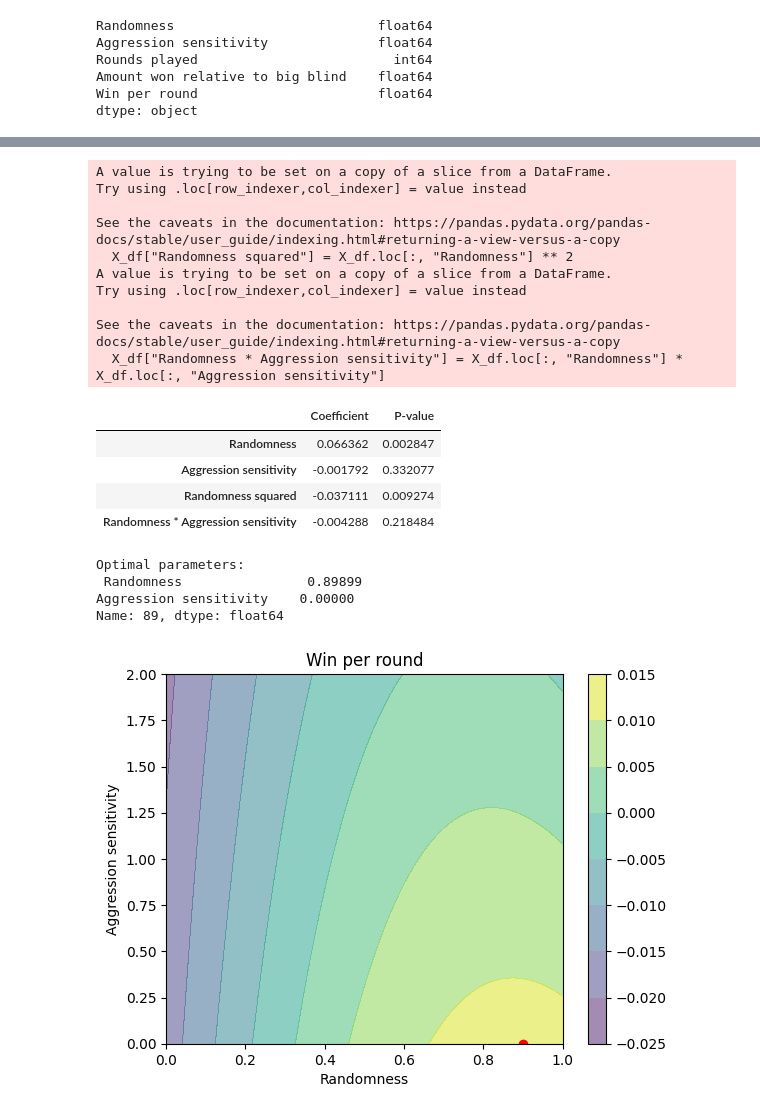
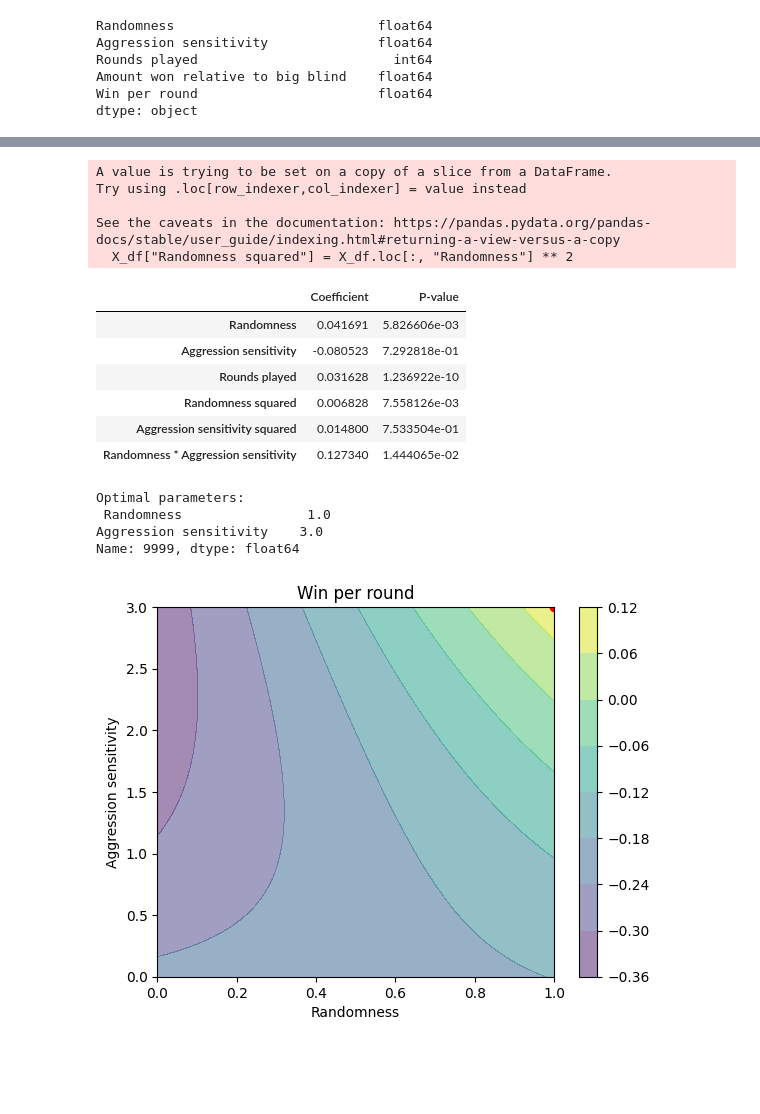
Before and after one commit to tjespe/texas-holdem-ai, a Jupyter notebook: stats/optimal_paramter_regression.ipynb, the cells around one changed output, grey strips where cells are left out. Cells and saved outputs as stored; diff of their text form; code cells hidden in the pictures; blank space fills up the shorter version.

```diff
--- a/stats/optimal_paramter_regression.ipynb
+++ b/stats/optimal_paramter_regression.ipynb
@@ -23,0 +7,10 @@ df
+# %%
+df = pd.read_csv("player_style_stats.csv")
+df.columns = [
+    "Randomness",
+    "Aggression sensitivity",
+    "Rounds played",
+    "Amount won relative to big blind",
+    "Win per round",
+]
+df
@@ -41,0 +49,5 @@ df
+# %%
+# Remove data outside bounds (agg sensitivity < 0 or > 2)
+df = df[df["Aggression sensitivity"] >= 0]
+df = df[df["Aggression sensitivity"] <= 2]
+df
@@ -49,7 +75,7 @@ Amount won relative to big blind    float64
 Win per round                       float64
 dtype: object
 # %%
-X = df[["Randomness", "Aggression sensitivity"]]
+X = df[["Randomness", "Aggression sensitivity", "Rounds played"]]
 y = df["Win per round"]
 # %%
 # Plot heatmap of randomness and aggression sensitivity vs win per round
@@ -127,11 +181,6 @@ Try using .loc[row_indexer,col_indexer] = value instead
 
 See the caveats in the documentation: https://pandas.pydata.org/pandas-docs/stable/user_guide/indexing.html#returning-a-view-versus-a-copy
   X_df["Randomness squared"] = X_df.loc[:, "Randomness"] ** 2
-A value is trying to be set on a copy of a slice from a DataFrame.
-Try using .loc[row_indexer,col_indexer] = value instead
-
-See the caveats in the documentation: https://pandas.pydata.org/pandas-docs/stable/user_guide/indexing.html#returning-a-view-versus-a-copy
-  X_df["Randomness * Aggression sensitivity"] = X_df.loc[:, "Randomness"] * X_df.loc[:, "Aggression sensitivity"]
 # %%
 model = LinearRegression()
 model.fit(X, y)
@@ -143,35 +192,39 @@ coef_df["P-value"] = p_values
 coef_df
 # %% [output]
 |  | Coefficient | P-value |
-| Randomness | 0.066362 | 0.002847 |
-| Aggression sensitivity | -0.001792 | 0.332077 |
-| Randomness squared | -0.037111 | 0.009274 |
-| Randomness * Aggression sensitivity | -0.004288 | 0.218484 |
+| Randomness | 0.041691 | 5.826606e-03 |
+| Aggression sensitivity | -0.080523 | 7.292818e-01 |
+| Rounds played | 0.031628 | 1.236922e-10 |
+| Randomness squared | 0.006828 | 7.558126e-03 |
+| Aggression sensitivity squared | 0.014800 | 7.533504e-01 |
+| Randomness * Aggression sensitivity | 0.127340 | 1.444065e-02 |
 # %%
 # Contour plot to find the best player style
 randomness = np.linspace(0, 1, 100)
-aggression = np.linspace(0, 2, 100)
+aggression = np.linspace(0, 3, 100)
 X1, X2 = np.meshgrid(randomness, aggression)
 plt_X = np.c_[X1.ravel(), X2.ravel()]
 plt_X_df = pd.DataFrame(plt_X, columns=["Randomness", "Aggression sensitivity"])
 preprocess(plt_X_df)
+plt_X_df["Rounds played"] = 0 # Ignore rounds played here
+plt_X_df = plt_X_df[X.columns]
 plt_y = model.predict(plt_X_df)
 plt_y = plt_y.reshape(X1.shape)
 
 # Calculate optimal player style
 optimal_player_style = plt_X_df.loc[np.argmax(plt_y)]
 print("Optimal parameters:\n", optimal_player_style[["Randomness", "Aggression sensitivity"]])
 
 plt.contourf(X1, X2, plt_y, alpha=0.5)
 plt.colorbar()
 plt.xlabel("Randomness")
 plt.ylabel("Aggression sensitivity")
 plt.title("Win per round")
 plt.scatter(optimal_player_style["Randomness"], optimal_player_style["Aggression sensitivity"], c="red")
 plt.show()
 # %% [output]
 Optimal parameters:
- Randomness                0.89899
-Aggression sensitivity    0.00000
-Name: 89, dtype: float64
+ Randomness                1.0
+Aggression sensitivity    3.0
+Name: 9999, dtype: float64
-[figure, old version]
+[figure, new version]
```
Also changed, not shown: parts of 8 cells of this notebook, 6 other files.
